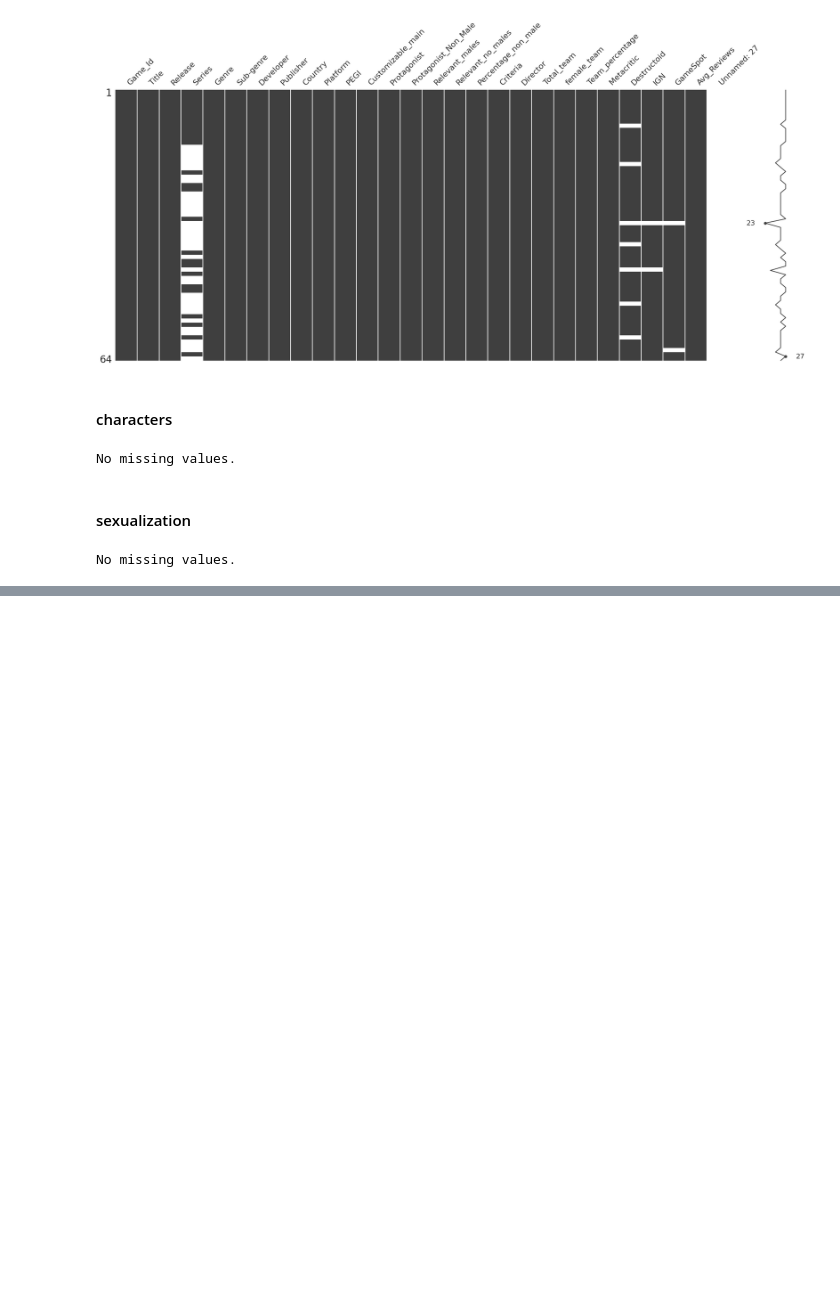
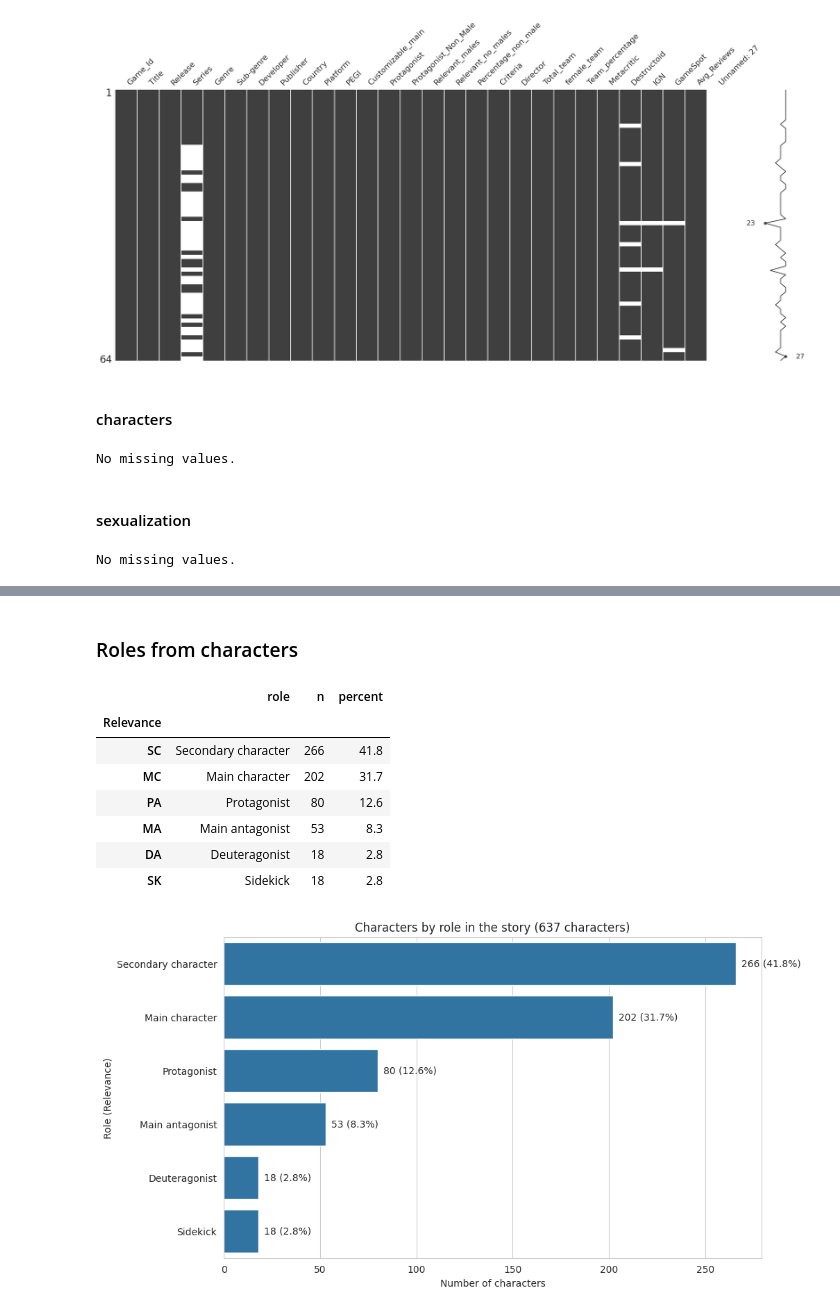
Before and after one commit to IA-P1-BCN/EDA_Manon, a Jupyter notebook: Gender Representation in Video Games.ipynb, the cells around one changed output, grey strips where cells are left out. Drawn from its saved outputs; the diff is of its cells as text; code cells hidden in the pictures; blank space fills up the shorter version.

```diff
--- a/Gender Representation in Video Games.ipynb
+++ b/Gender Representation in Video Games.ipynb
@@ -350,0 +708,44 @@ No duplicates found.
+# %% [markdown]
+### Roles from characters
+# %%
+characters = tables["characters"]
+
+role_labels = {
+    "PA": "Protagonist",
+    "DA": "Deuteragonist",
+    "SK": "Sidekick",
+    "MC": "Main character",
+    "SC": "Secondary character",
+    "MA": "Main antagonist",
+}
+
+# 1. The numbers
+counts = characters["Relevance"].value_counts()
+summary = pd.DataFrame({
+    "role": counts.index.map(role_labels),
+    "n": counts.values,
+    "percent": (counts.values / len(characters) * 100).round(1),
+}, index=counts.index)
+display(summary)
+
+# 2. Bar chart (sorted from most to least frequent)
+fig, ax = plt.subplots()
+sns.barplot(x=counts.values, y=counts.index.map(role_labels), ax=ax)
+ax.set_title("Characters by role in the story (637 characters)")
+ax.set_xlabel("Number of characters")
+ax.set_ylabel("Role (Relevance)")
+
+for i, n in enumerate(counts.values):
+    ax.text(n + 3, i, f"{n} ({n / len(characters) * 100:.1f}%)", va="center")
+
+plt.show()
+# %% [output]
+|  | role | n | percent |
+| Relevance |  |  |  |
+| SC | Secondary character | 266 | 41.8 |
+| MC | Main character | 202 | 31.7 |
+| PA | Protagonist | 80 | 12.6 |
+| MA | Main antagonist | 53 | 8.3 |
+| DA | Deuteragonist | 18 | 2.8 |
+| SK | Sidekick | 18 | 2.8 |
+[figure, added]
```
Also changed, not shown: parts of 60 cells of this notebook.
